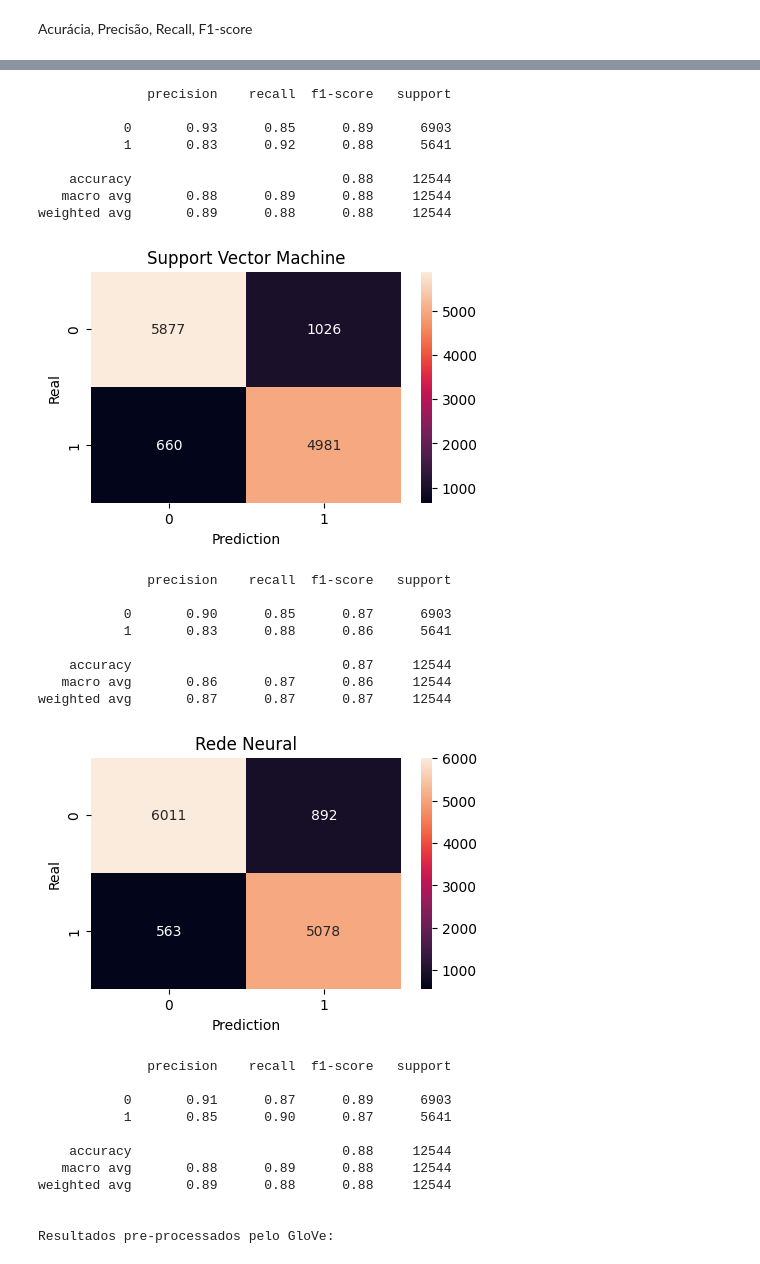
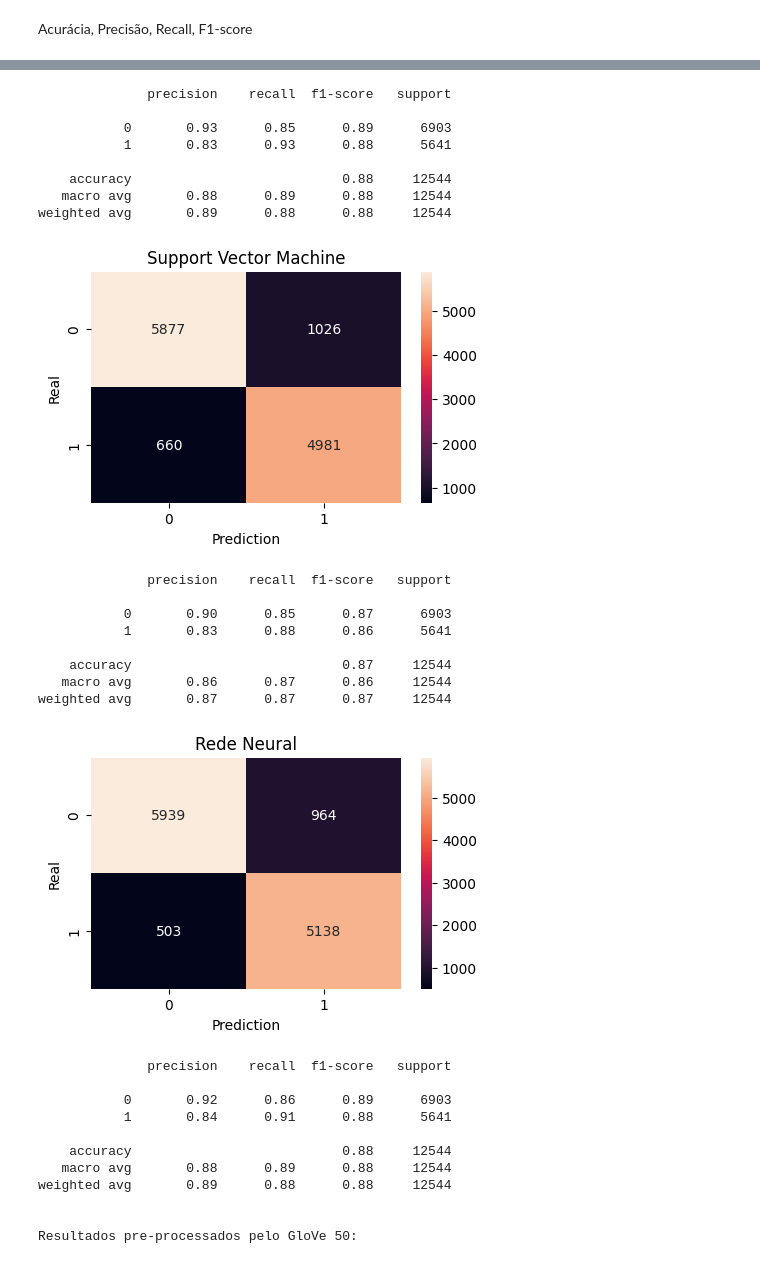
Before and after one commit to marciofh/tcc-fake-news-detection, a Jupyter notebook: app.ipynb, the cells around one changed output, grey strips where cells are left out. Drawn from its saved outputs; the diff is of its cells as text; code cells hidden in the pictures.

Commit message:
add glove de 50 atributos

```diff
--- a/app.ipynb
+++ b/app.ipynb
@@ -137,6 +146,7 @@ df['tokens'] = df['text'].apply(process_data)
 tfidf = calculate_tfidf(df['tokens'])
 
 #GloVe
-glove = calculate_glove(df['tokens'])
+glove50 = calculate_glove(df['tokens'], 'DATA/glove.6b/glove.6B.50d.txt') # 50 atributos
+glove100 = calculate_glove(df['tokens'], 'DATA/glove.6b/glove.6B.100d.txt') #100 atributos
 # %% [output]
 Número de amostras sem palavras encontradas: 65 / 62718
@@ -198,9 +212,15 @@ rf_model_tfidf = random_forest_model(X_train_tfidf, y_train_tfidf, X_test_tfidf)
 svm_model_tfidf = support_vector_machine_model(X_train_tfidf, y_train_tfidf, X_test_tfidf)
 nn_model_tfidf = neural_network_model(X_train_tfidf, y_train_tfidf, X_test_tfidf)
 
-#GloVe
-nb_model_glove = naive_bayes_model(X_train_glove, y_train_glove, X_test_glove)
-rf_model_glove = random_forest_model(X_train_glove, y_train_glove, X_test_glove)
-svm_model_glove = support_vector_machine_model(X_train_glove, y_train_glove, X_test_glove)
-nn_model_glove = neural_network_model(X_train_glove, y_train_glove, X_test_glove)
+#GloVe 50
+nb_model_glove50 = naive_bayes_model(X_train_glove50, y_train_glove50, X_test_glove50)
+rf_model_glove50 = random_forest_model(X_train_glove50, y_train_glove50, X_test_glove50)
+svm_model_glove50 = support_vector_machine_model(X_train_glove50, y_train_glove50, X_test_glove50)
+nn_model_glove50 = neural_network_model(X_train_glove50, y_train_glove50, X_test_glove50)
+
+#GloVe 100
+nb_model_glove100 = naive_bayes_model(X_train_glove100, y_train_glove100, X_test_glove100)
+rf_model_glove100 = random_forest_model(X_train_glove100, y_train_glove100, X_test_glove100)
+svm_model_glove100 = support_vector_machine_model(X_train_glove100, y_train_glove100, X_test_glove100)
+nn_model_glove100 = neural_network_model(X_train_glove100, y_train_glove100, X_test_glove100)
 # %% [output]
@@ -232,53 +253,63 @@ print(classification_report(y_test_tfidf, svm_model_tfidf))
 plot_confusion_matrix(y_test_tfidf, nn_model_tfidf, 'Rede Neural')
 print(classification_report(y_test_tfidf, nn_model_tfidf))
 
-print("\nResultados pre-processados pelo GloVe:")
-plot_confusion_matrix(y_test_glove, nb_model_glove, 'Naive Bayes')
-print(classification_report(y_test_glove, nb_model_glove))
-plot_confusion_matrix(y_test_glove, rf_model_glove, 'Floresta Aleatória')
-print(classification_report(y_test_glove, rf_model_glove))
-plot_confusion_matrix(y_test_glove, svm_model_glove, 'Support Vector Machine')
-print(classification_report(y_test_glove, svm_model_glove))
-plot_confusion_matrix(y_test_glove, nn_model_glove, 'Rede Neural')
-print(classification_report(y_test_glove, nn_model_glove))
+print("\nResultados pre-processados pelo GloVe 50:")
+plot_confusion_matrix(y_test_glove50, nb_model_glove50, 'Naive Bayes')
+print(classification_report(y_test_glove50, nb_model_glove50))
+plot_confusion_matrix(y_test_glove50, rf_model_glove50, 'Floresta Aleatória')
+print(classification_report(y_test_glove50, rf_model_glove50))
+plot_confusion_matrix(y_test_glove50, svm_model_glove50, 'Support Vector Machine')
+print(classification_report(y_test_glove50, svm_model_glove50))
+plot_confusion_matrix(y_test_glove50, nn_model_glove50, 'Rede Neural')
+print(classification_report(y_test_glove50, nn_model_glove50))
+
+print("\nResultados pre-processados pelo GloVe 100:")
+plot_confusion_matrix(y_test_glove100, nb_model_glove100, 'Naive Bayes')
+print(classification_report(y_test_glove100, nb_model_glove100))
+plot_confusion_matrix(y_test_glove100, rf_model_glove100, 'Floresta Aleatória')
+print(classification_report(y_test_glove100, rf_model_glove100))
+plot_confusion_matrix(y_test_glove100, svm_model_glove100, 'Support Vector Machine')
+print(classification_report(y_test_glove100, svm_model_glove100))
+plot_confusion_matrix(y_test_glove100, nn_model_glove100, 'Rede Neural')
+print(classification_report(y_test_glove100, nn_model_glove100))
 # %% [output]
 Resultados pre-processados pelo TF-IDF:
 [figure]
               precision    recall  f1-score   support
 
            0       0.81      0.82      0.81      6903
            1       0.78      0.76      0.77      5641
 
     accuracy                           0.79     12544
    macro avg       0.79      0.79      0.79     12544
 weighted avg       0.79      0.79      0.79     12544
 [figure]
               precision    recall  f1-score   support
 
            0       0.93      0.85      0.89      6903
-           1       0.83      0.92      0.88      5641
+           1       0.83      0.93      0.88      5641
 
     accuracy                           0.88     12544
    macro avg       0.88      0.89      0.88     12544
 weighted avg       0.89      0.88      0.88     12544
 [figure]
               precision    recall  f1-score   support
 
            0       0.90      0.85      0.87      6903
            1       0.83      0.88      0.86      5641
 
     accuracy                           0.87     12544
    macro avg       0.86      0.87      0.86     12544
 weighted avg       0.87      0.87      0.87     12544
-[figure, old version]
+[figure, new version]
               precision    recall  f1-score   support
 
-           0       0.91      0.87      0.89      6903
-           1       0.85      0.90      0.87      5641
+           0       0.92      0.86      0.89      6903
+           1       0.84      0.91      0.88      5641
 
     accuracy                           0.88     12544
    macro avg       0.88      0.89      0.88     12544
 weighted avg       0.89      0.88      0.88     12544
 
 
-Resultados pre-processados pelo GloVe:
+Resultados pre-processados pelo GloVe 50:
```
Also changed, not shown: parts of 7 cells of this notebook.
